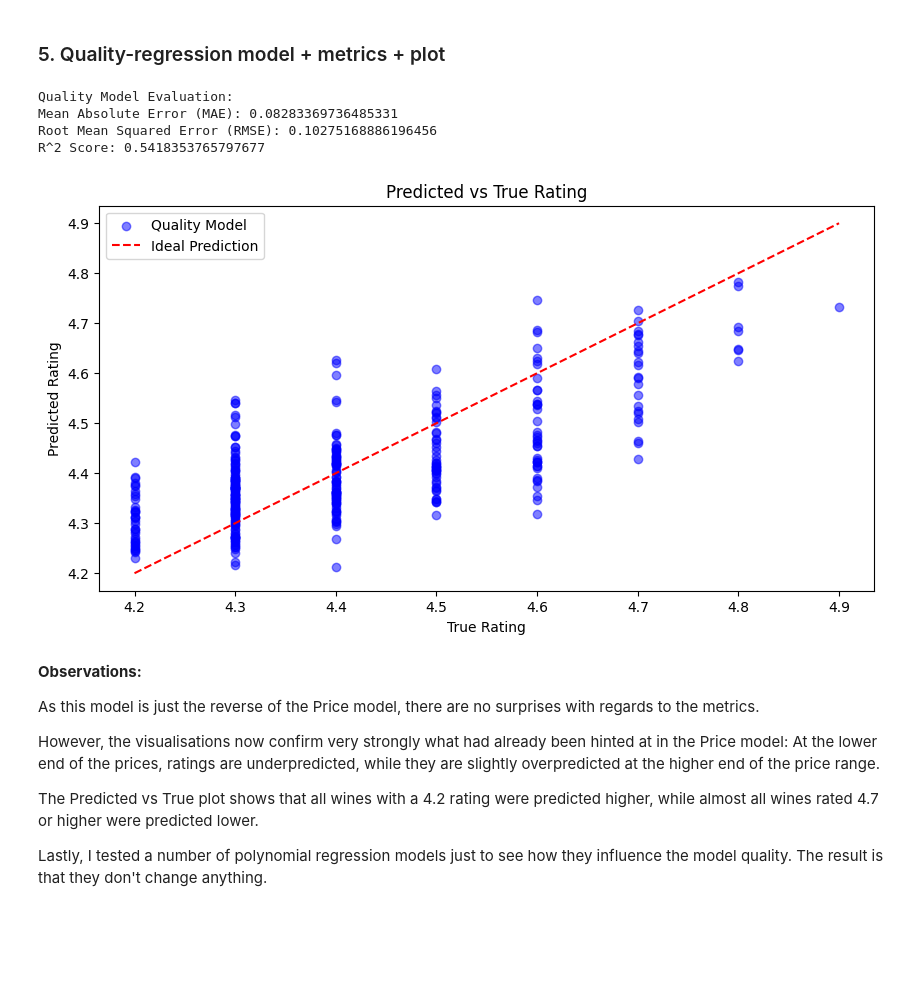
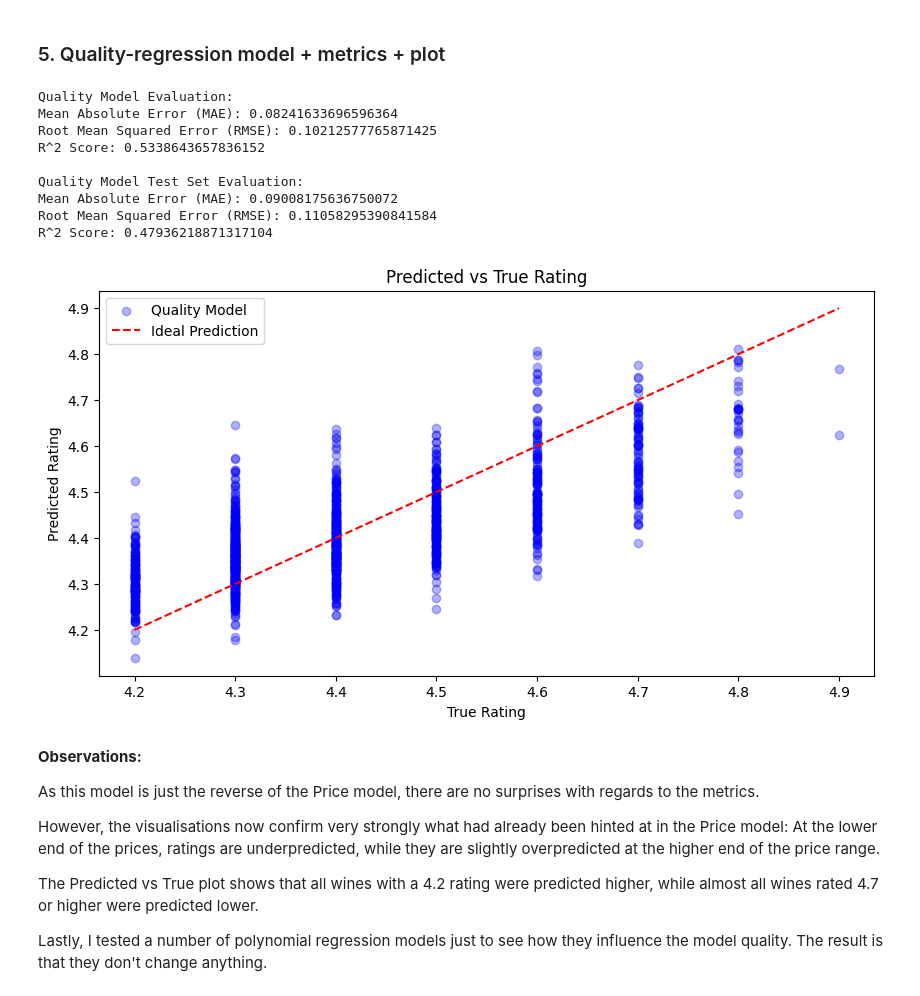
Before and after one commit to SailorJens/ML_Uni_Notebooks, a Jupyter notebook: Assessment template - Regression_Friday year.ipynb, the cells around one changed output. Cells and saved outputs as stored; diff of their text form; code cells hidden in the pictures; blank space fills up the shorter version.

```diff
--- a/Assessment template - Regression_Friday year.ipynb
+++ b/Assessment template - Regression_Friday year.ipynb
@@ -285,43 +302,59 @@ The second visualisation shows normalised rating vs log(price) with the actual r
 ### 5. Quality-regression model + metrics + plot
 # %%
 # For the quality model, I am not bothering with a complex model.
+features_quality = ['year_numeric_normalised','is_nv','price_log', 'body_normalised'] + type_columns
+target_quality = 'rating'
 # As target label, I use range which I do not normalise as the values are moderate.
-X_train_quality = train_df[['year_numeric_normalised','is_nv','price_log', 'body_normalised'] + type_columns]
-y_train_quality = train_df['rating']
-X_test_quality = test_df[['year_numeric_normalised','is_nv','price_log', 'body_normalised'] + type_columns]
-y_test_quality = test_df['rating']
+X_train_quality = train_df[features_quality]
+y_train_quality = train_df[target_quality]
+X_test_quality = test_df[features_quality]
+y_test_quality = test_df[target_quality]
 
 # Create and train the LinearRegression model.
 lr_quality = LinearRegression()
 lr_quality.fit(X_train_quality, y_train_quality)
-# Make predictions on the test set.
-y_pred_quality = lr_quality.predict(X_test_quality)
+# Make predictions on the training set to see how could the model.
+y_pred_quality = lr_quality.predict(X_train_quality)
+y_pred_quality_test = lr_quality.predict(X_test_quality)
 
 # Evaluate the model using MAE, RMSE and R^2 score.
-mae_quality = mean_absolute_error(y_test_quality, y_pred_quality)
-rmse_quality = root_mean_squared_error(y_test_quality, y_pred_quality)
-r2_quality = r2_score(y_test_quality, y_pred_quality)
+mae_quality = mean_absolute_error(y_train_quality, y_pred_quality)
+rmse_quality = root_mean_squared_error(y_train_quality, y_pred_quality)
+r2_quality = r2_score(y_train_quality, y_pred_quality)
+# evaluate the test set as well
+mae_quality_test = mean_absolute_error(y_test_quality, y_pred_quality_test)
+rmse_quality_test = root_mean_squared_error(y_test_quality, y_pred_quality_test)
+r2_quality_test = r2_score(y_test_quality, y_pred_quality_test)
 # Print the evaluation metrics.
 print("\nQuality Model Evaluation:")
 print(f"Mean Absolute Error (MAE): {mae_quality}")
 print(f"Root Mean Squared Error (RMSE): {rmse_quality}")
 print(f"R^2 Score: {r2_quality}")
+print("\nQuality Model Test Set Evaluation:")
+print(f"Mean Absolute Error (MAE): {mae_quality_test}")
+print(f"Root Mean Squared Error (RMSE): {rmse_quality_test}")
+print(f"R^2 Score: {r2_quality_test}")
 
 # Visualise the predictions against the true values.
 plt.figure(figsize=(10,5))
-plt.scatter(y_test_quality, y_pred_quality, alpha=0.5, label='Quality Model', color='blue')
-plt.plot([y_test_quality.min(), y_test_quality.max()], [y_test_quality.min(), y_test_quality.max()],  color='red', linestyle='--', label='Ideal Prediction')
+plt.scatter(y_train_quality, y_pred_quality, alpha=0.3, label='Quality Model', color='blue')
+plt.plot([y_train_quality.min(), y_train_quality.max()], [y_train_quality.min(), y_train_quality.max()],  color='red', linestyle='--', label='Ideal Prediction')
 plt.xlabel('True Rating')
 plt.ylabel('Predicted Rating')
 plt.title('Predicted vs True Rating')
 plt.legend()
 plt.show()
 # %% [output]
 Quality Model Evaluation:
-Mean Absolute Error (MAE): 0.08283369736485331
-Root Mean Squared Error (RMSE): 0.10275168886196456
-R^2 Score: 0.5418353765797677
+Mean Absolute Error (MAE): 0.08241633696596364
+Root Mean Squared Error (RMSE): 0.10212577765871425
+R^2 Score: 0.5338643657836152
+
+Quality Model Test Set Evaluation:
+Mean Absolute Error (MAE): 0.09008175636750072
+Root Mean Squared Error (RMSE): 0.11058295390841584
+R^2 Score: 0.47936218871317104
-[figure, old version]
+[figure, new version]
 # %% [markdown]
 **Observations:**
 
```
Also changed, not shown: parts of 9 cells of this notebook.
